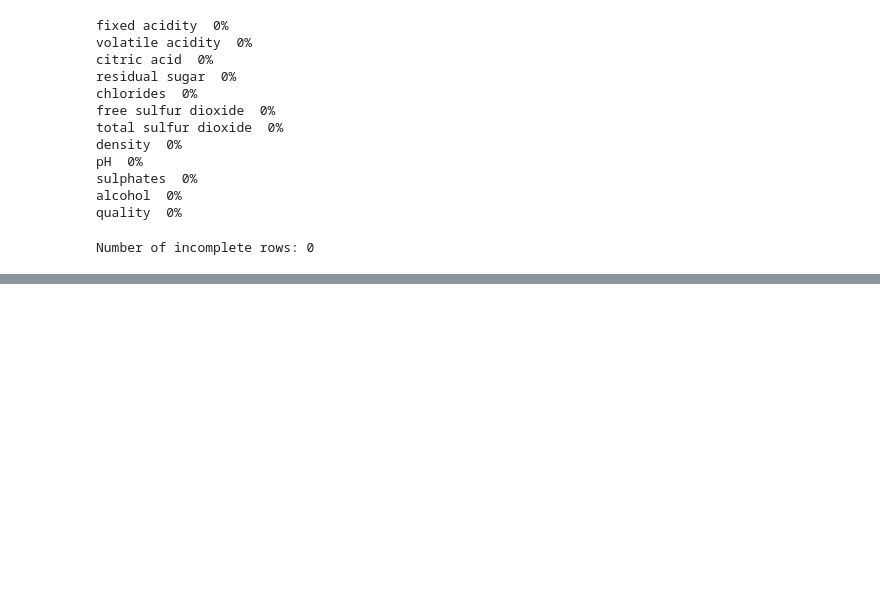
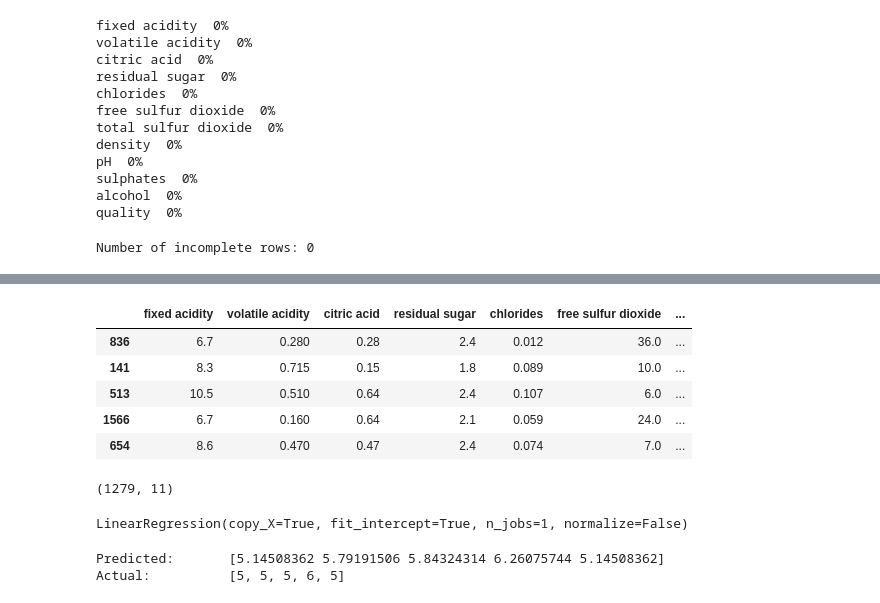
Before and after one commit to hankehly/red-wine-quality, a Jupyter notebook: red-wine-quality.ipynb, the cells around one changed output, grey strips where cells are left out. Drawn from its saved outputs; the diff is of its cells as text; code cells hidden in the pictures; blank space fills up the shorter version.

Commit message:
Prepare data via pipeline and add quick linear regression check

```diff
--- a/red-wine-quality.ipynb
+++ b/red-wine-quality.ipynb
@@ -156 +159,42 @@ volatile acidity       -0.390558
 Name: quality, dtype: float64
+# %%
+# prepare data for machine learning algorithms by separating labels from data
+df_train_feat = df_train.drop(columns=['quality'])
+df_train_labels = df_train['quality'].copy()
+
+df_train_feat.head()
+# %% [output]
+|  | fixed acidity | volatile acidity | citric acid | residual sugar | chlorides | free sulfur dioxide | ... |
+| 836 | 6.7 | 0.280 | 0.28 | 2.4 | 0.012 | 36.0 | ... |
+| 141 | 8.3 | 0.715 | 0.15 | 1.8 | 0.089 | 10.0 | ... |
+| 513 | 10.5 | 0.510 | 0.64 | 2.4 | 0.107 | 6.0 | ... |
+| 1566 | 6.7 | 0.160 | 0.64 | 2.1 | 0.059 | 24.0 | ... |
+| 654 | 8.6 | 0.470 | 0.47 | 2.4 | 0.074 | 7.0 | ... |
+# %%
+from sklearn.pipeline import Pipeline
+from sklearn.preprocessing import StandardScaler
+
+pipeline = Pipeline([
+    ('std_scaler', StandardScaler())
+])
+
+df_train_prepared = pipeline.fit_transform(df_train_feat)
+df_train_prepared.shape
+# %% [output]
+(1279, 11)
+# %%
+from sklearn.linear_model import LinearRegression
+
+lin_reg = LinearRegression()
+lin_reg.fit(df_train_prepared, df_train_labels)
+# %% [output]
+LinearRegression(copy_X=True, fit_intercept=True, n_jobs=1, normalize=False)
+# %%
+some_feat = df.drop(columns=['quality']).iloc[:5]
+some_labels = df.iloc[:5]['quality']
+some_feat_prepared = pipeline.fit_transform(some_feat)
+print('Predicted:\t', lin_reg.predict(some_feat_prepared))
+print('Actual:\t\t', list(some_labels))
+# %% [output]
+Predicted:       [5.14508362 5.79191506 5.84324314 6.26075744 5.14508362]
+Actual:          [5, 5, 5, 6, 5]
```
Also changed, not shown: parts of 5 cells of this notebook.
